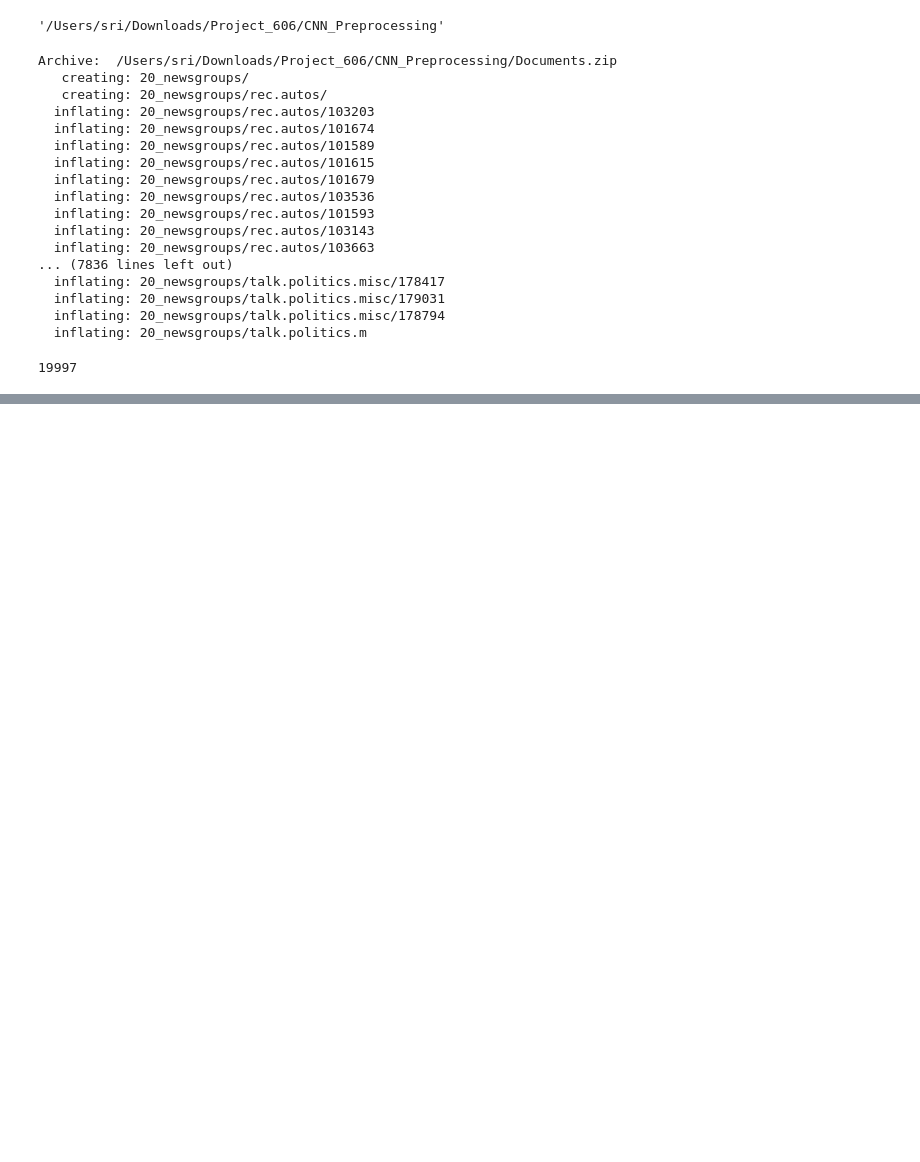
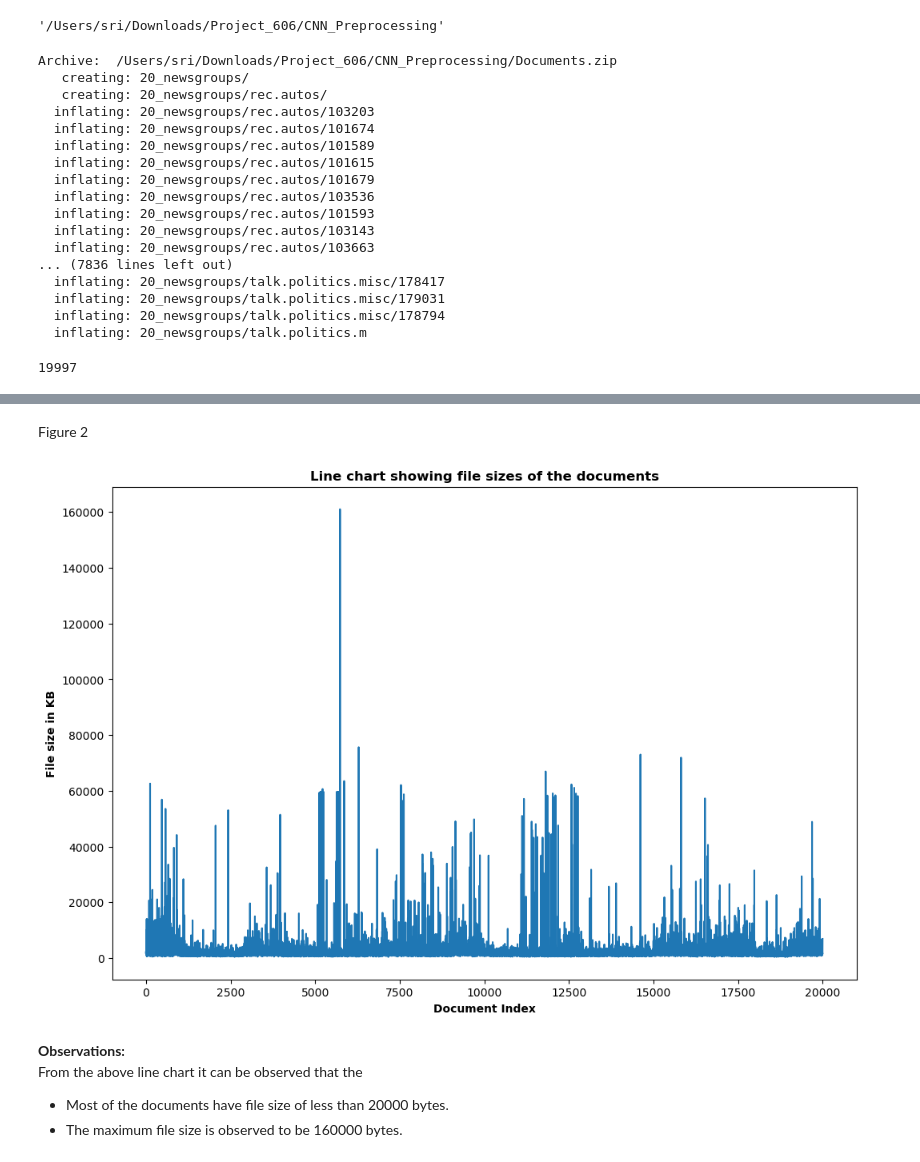
Before and after one commit to DATA-606-2023-FALL-THURSDAY/Basanthpur_Srisailam, a Jupyter notebook: Src/Project606.ipynb, the cells around one changed output, grey strips where cells are left out. Drawn from its saved outputs; the diff is of its cells as text; code cells hidden in the pictures; blank space fills up the shorter version.

```diff
--- a/Src/Project606.ipynb
+++ b/Src/Project606.ipynb
@@ -54,0 +118,28 @@ plt.show()
+# %% [markdown]
+Figure 2
+# %%
+# Line chart showing the file size of the documents.
+
+file_size = []
+for root, dirs, files in os.walk(PATH, topdown=False):
+  for name in files:
+    x = os.path.join(root, name)
+    file_size.append(os.path.getsize(x))
+# %%
+plt.figure(figsize=(12, 8))
+plt.xticks(fontsize=10)
+plt.yticks(fontsize=10)
+
+
+plt.title("Line chart showing file sizes of the documents",fontweight='bold')
+plt.ylabel("File size in KB",fontsize=10,fontweight='bold')
+plt.xlabel("Document Index",fontsize=10,fontweight='bold')
+plt.plot(file_size)
+plt.show()
+# %% [output]
+[figure, added]
+# %% [markdown]
+**Observations:**<br>
+From the above line chart it can be observed that the <br>
+* Most of the documents have file size of less than 20000 bytes.<br>
+* The maximum file size is observed to be 160000 bytes.
```
Also changed, not shown: parts of 12 cells of this notebook, 4 other files.
